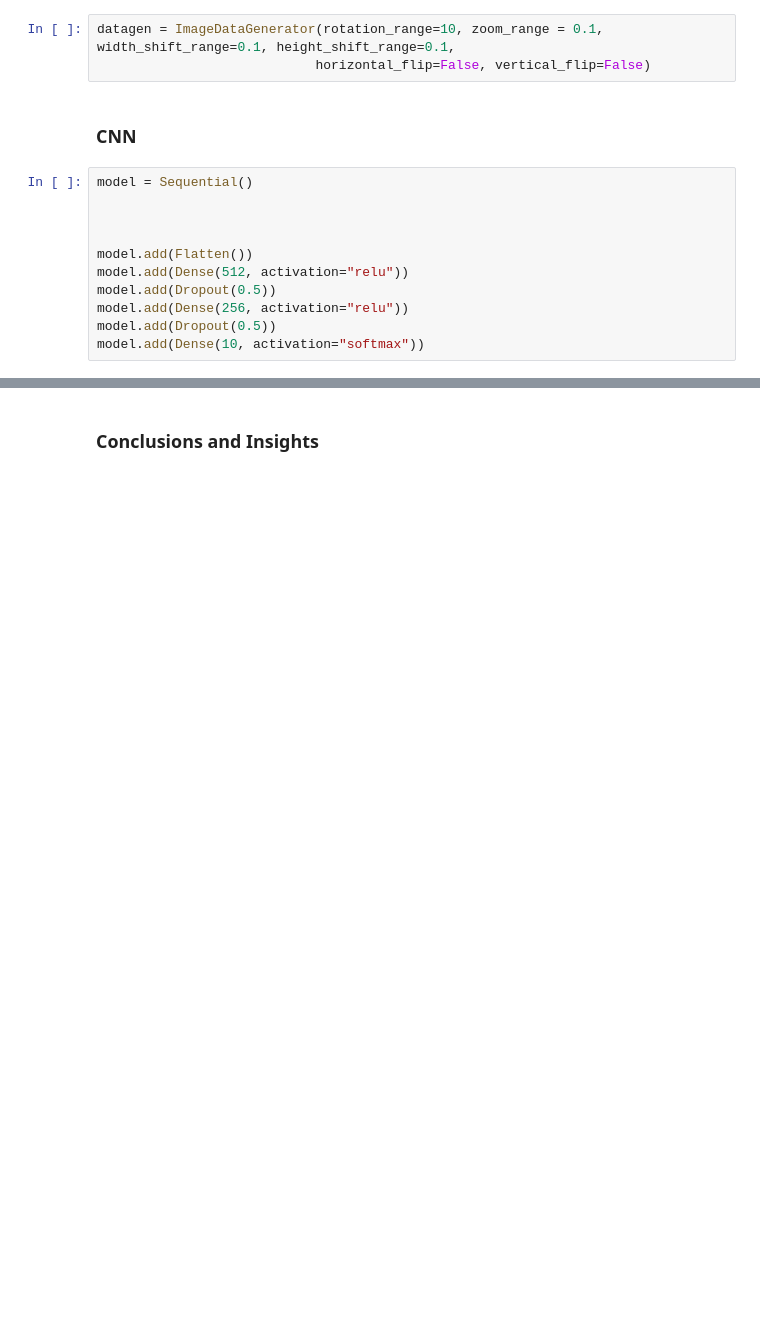
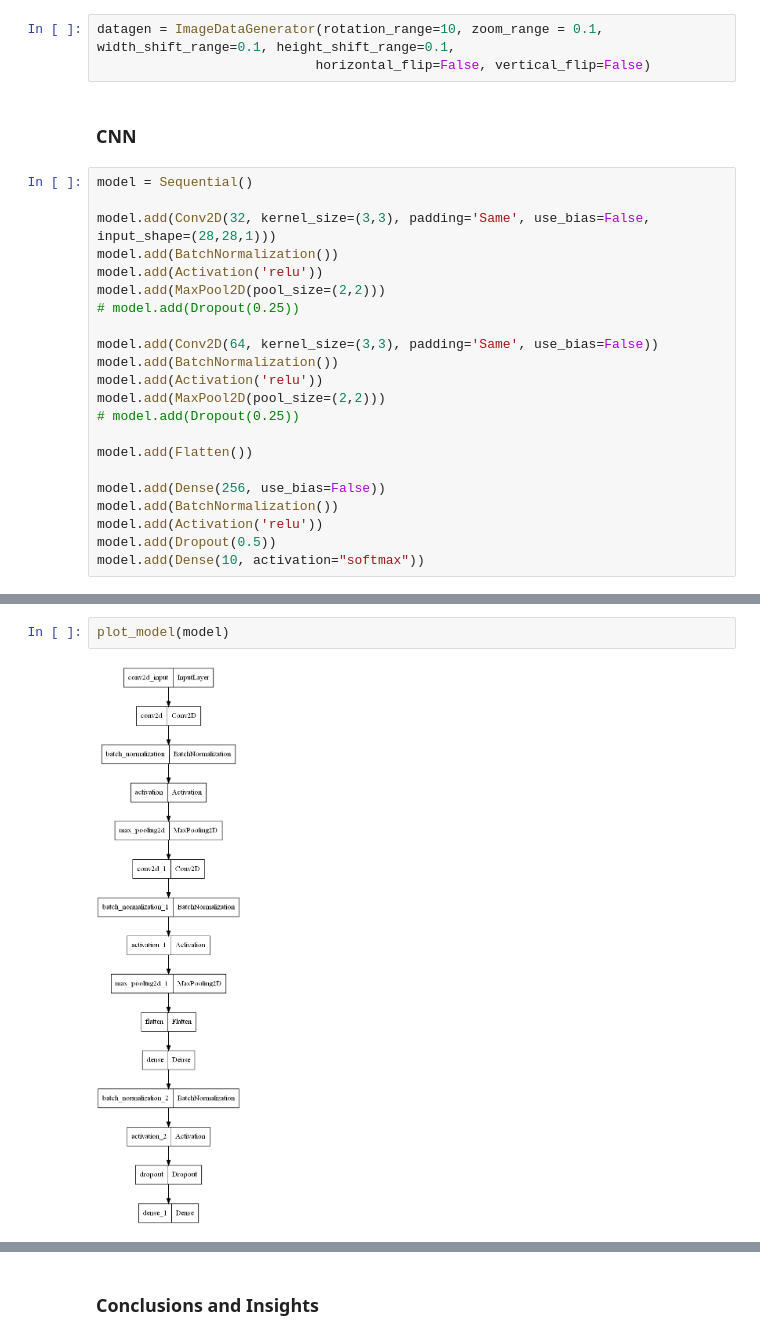
Before and after one commit to plss12/CNN-Digit-Recognizer, a Jupyter notebook: digit-recognizer.ipynb, the cells around one changed output, grey strips where cells are left out. Saved outputs shown, nothing was run; the diff lists cells and outputs as text; blank space fills up the shorter version.

```diff
--- a/digit-recognizer.ipynb
+++ b/digit-recognizer.ipynb
@@ -82,12 +85,23 @@ datagen = ImageDataGenerator(rotation_range=10, zoom_range = 0.1, width_shift_ra
 # %%
 model = Sequential()
 
+model.add(Conv2D(32, kernel_size=(3,3), padding='Same', use_bias=False, input_shape=(28,28,1)))
+model.add(BatchNormalization())
+model.add(Activation('relu'))
+model.add(MaxPool2D(pool_size=(2,2)))
+# model.add(Dropout(0.25))
 
+model.add(Conv2D(64, kernel_size=(3,3), padding='Same', use_bias=False))
+model.add(BatchNormalization())
+model.add(Activation('relu'))
+model.add(MaxPool2D(pool_size=(2,2)))
+# model.add(Dropout(0.25))
 
 model.add(Flatten())
-model.add(Dense(512, activation="relu"))
-model.add(Dropout(0.5))
-model.add(Dense(256, activation="relu"))
+
+model.add(Dense(256, use_bias=False))
+model.add(BatchNormalization())
+model.add(Activation('relu'))
 model.add(Dropout(0.5))
 model.add(Dense(10, activation="softmax"))
 # %%
@@ -96,3 +128,7 @@ model.summary()
+# %%
+plot_model(model)
+# %% [output]
+[figure, added]
 # %%
 epochs = 100
 batch_size = 128
```
Also changed, not shown: parts of 7 cells of this notebook, 4 other files.
